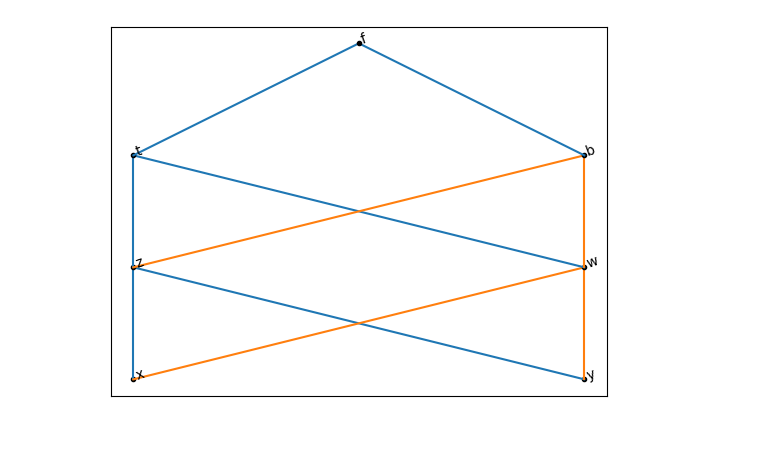
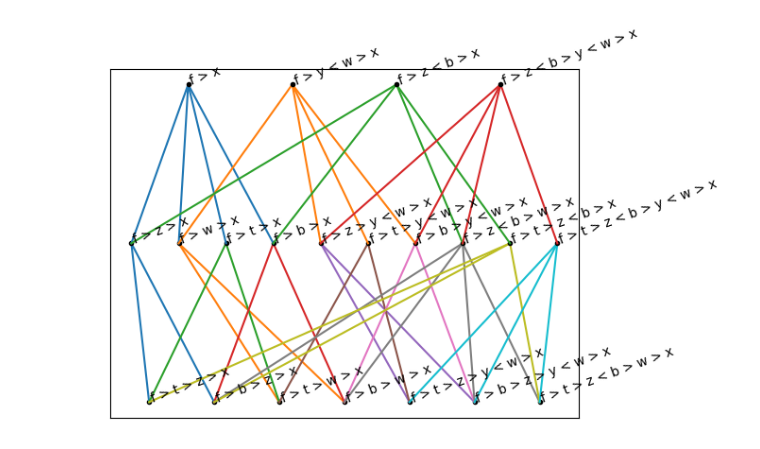
Before and after one commit to bjornarhem/discrete_flow, a Jupyter notebook: discrete_flow_computation.ipynb, the cells around one changed output. Drawn from its saved outputs; the diff is of its cells as text; code cells hidden in the pictures.

```diff
--- a/discrete_flow_computation.ipynb
+++ b/discrete_flow_computation.ipynb
@@ -216,12 +23,5 @@ plot_lattice(HomCW)
-# %%
-def order_by_dim(cell_list, max_rank):
-    cells_by_dim = []
-    for i in range(max_rank+1):
-        cells_by_dim.append([])
-    for cell in cell_list:
-        cells_by_dim[cell.dim].append(cell)
-    return cells_by_dim
-X_by_dim = order_by_dim(X, 3)
-plot_lattice(X_by_dim)
-# %% [output]
-[figure, removed]
+# %%
+Hom = compute_Flo_Hom(X, mu, source=f, target=x)
+Hom.plot_lattice()
+# %% [output]
+[figure, added]
```
Also changed, not shown: parts of 11 cells of this notebook, 1 other file.
